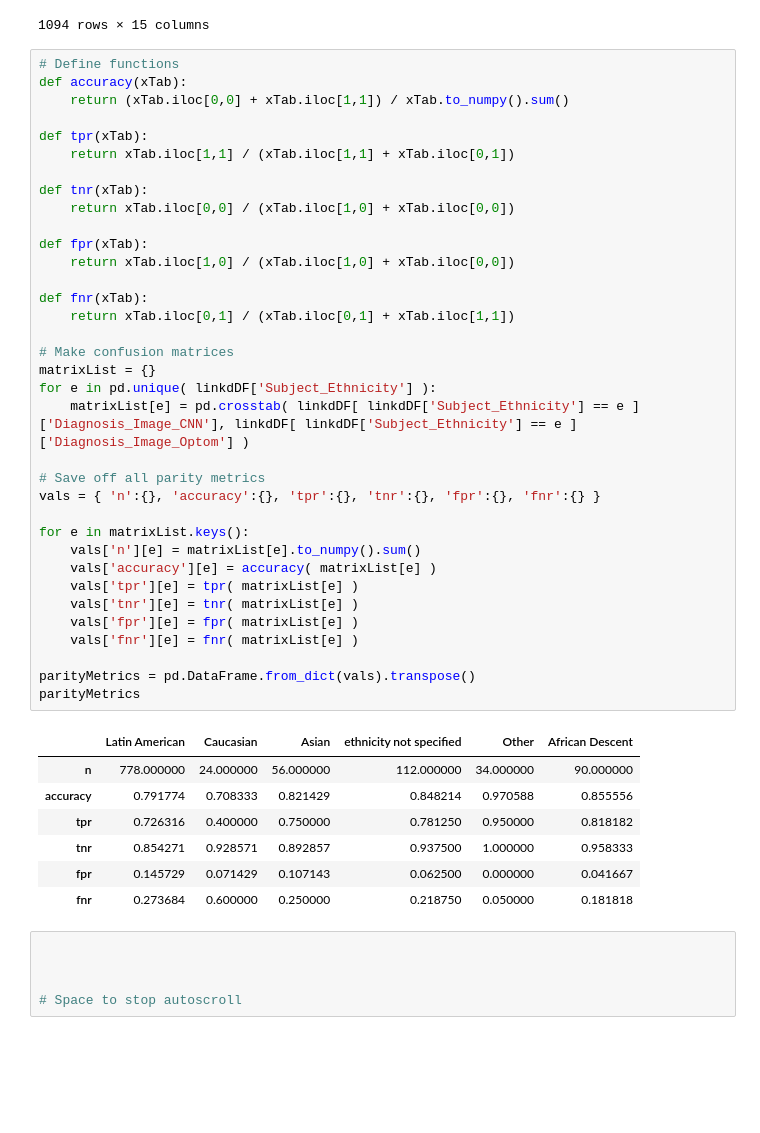
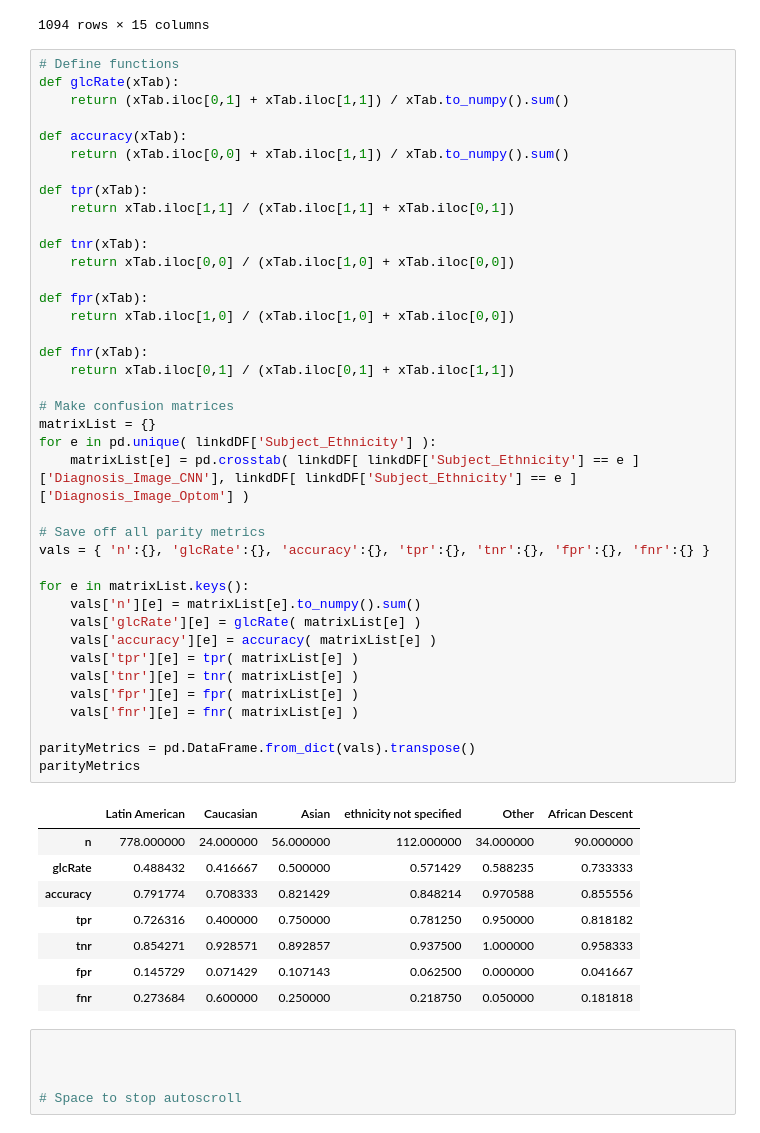
Before and after one commit to informatics-isi-edu/eye-ai-exec, a Jupyter notebook: notebooks/Sandbox_KB/Get_VGGPreds.ipynb, the cells around one changed output. Saved outputs shown, nothing was run; the diff lists cells and outputs as text; blank space fills up the shorter version.

```diff
--- a/notebooks/Sandbox_KB/Get_VGGPreds.ipynb
+++ b/notebooks/Sandbox_KB/Get_VGGPreds.ipynb
@@ -205,6 +205,9 @@ linkdDF
 1094 rows × 15 columns
 # %%
 # Define functions
+def glcRate(xTab):
+    return (xTab.iloc[0,1] + xTab.iloc[1,1]) / xTab.to_numpy().sum()
+
 def accuracy(xTab):
     return (xTab.iloc[0,0] + xTab.iloc[1,1]) / xTab.to_numpy().sum()
 
@@ -213,34 +216,36 @@ def tpr(xTab):
 
 def tnr(xTab):
     return xTab.iloc[0,0] / (xTab.iloc[1,0] + xTab.iloc[0,0])
 
 def fpr(xTab):
     return xTab.iloc[1,0] / (xTab.iloc[1,0] + xTab.iloc[0,0])
 
 def fnr(xTab):
     return xTab.iloc[0,1] / (xTab.iloc[0,1] + xTab.iloc[1,1])
 
 # Make confusion matrices
 matrixList = {}
 for e in pd.unique( linkdDF['Subject_Ethnicity'] ):
     matrixList[e] = pd.crosstab( linkdDF[ linkdDF['Subject_Ethnicity'] == e ]['Diagnosis_Image_CNN'], linkdDF[ linkdDF['Subject_Ethnicity'] == e ]['Diagnosis_Image_Optom'] )
 
 # Save off all parity metrics
-vals = { 'n':{}, 'accuracy':{}, 'tpr':{}, 'tnr':{}, 'fpr':{}, 'fnr':{} }
+vals = { 'n':{}, 'glcRate':{}, 'accuracy':{}, 'tpr':{}, 'tnr':{}, 'fpr':{}, 'fnr':{} }
 
 for e in matrixList.keys():
     vals['n'][e] = matrixList[e].to_numpy().sum()
+    vals['glcRate'][e] = glcRate( matrixList[e] )
     vals['accuracy'][e] = accuracy( matrixList[e] )
     vals['tpr'][e] = tpr( matrixList[e] )
     vals['tnr'][e] = tnr( matrixList[e] )
     vals['fpr'][e] = fpr( matrixList[e] )
     vals['fnr'][e] = fnr( matrixList[e] )
 
 parityMetrics = pd.DataFrame.from_dict(vals).transpose()
 parityMetrics
 # %% [output]
 |  | Latin American | Caucasian | Asian | ethnicity not specified | Other | African Descent |
 | n | 778.000000 | 24.000000 | 56.000000 | 112.000000 | 34.000000 | 90.000000 |
+| glcRate | 0.488432 | 0.416667 | 0.500000 | 0.571429 | 0.588235 | 0.733333 |
 | accuracy | 0.791774 | 0.708333 | 0.821429 | 0.848214 | 0.970588 | 0.855556 |
 | tpr | 0.726316 | 0.400000 | 0.750000 | 0.781250 | 0.950000 | 0.818182 |
 | tnr | 0.854271 | 0.928571 | 0.892857 | 0.937500 | 1.000000 | 0.958333 |
```
